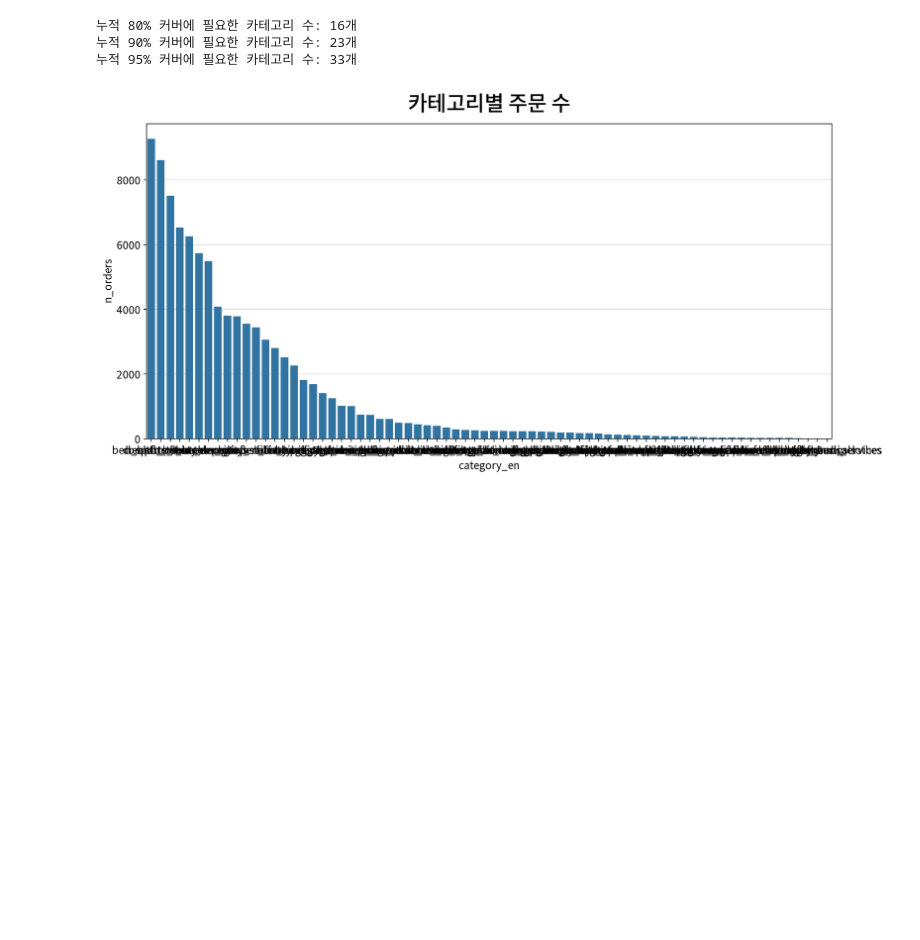
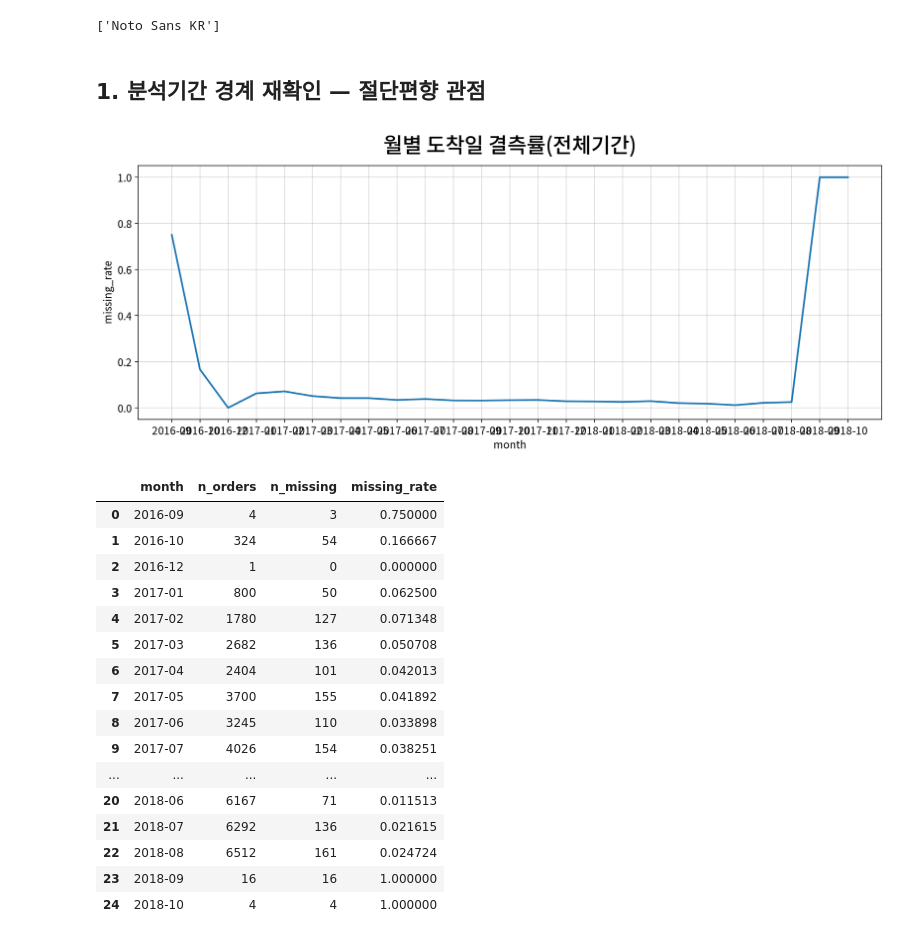
Before and after one commit to choi-yeonju/data-analysis-portfolio, a Jupyter notebook: olist/notebooks/04_eda.ipynb, the cells around one changed output. Drawn from its saved outputs; the diff is of its cells as text; code cells hidden in the pictures; blank space fills up the shorter version.

```diff
--- a/olist/notebooks/04_eda.ipynb
+++ b/olist/notebooks/04_eda.ipynb
@@ -187,16 +22,46 @@ print("합계(143건과 비교):", len(tie_orders) + len(all_null_multi))
-# %%
-cat_n = (item_base.groupby("category_en")["order_id"].nunique()
-                   .sort_values(ascending=False))
-cat_share = (cat_n / cat_n.sum()).cumsum()
-
-for p in [0.8, 0.9, 0.95]:
-    n_needed = (cat_share <= p).sum() + 1
-    print(f"누적 {int(p*100)}% 커버에 필요한 카테고리 수: {n_needed}개")
-
-my_plot.barplot(data=cat_n.reset_index(name="n_orders"),
-                 x="category_en", y="n_orders", title="카테고리별 주문 수")
-# %% [output]
-누적 80% 커버에 필요한 카테고리 수: 16개
-누적 90% 커버에 필요한 카테고리 수: 23개
-누적 95% 커버에 필요한 카테고리 수: 33개
-[figure, removed]
+# %%
+import matplotlib.pyplot as plt
+print(plt.rcParams['font.family'])   # ['Noto Sans KR']이어야 정상 — 아니면 커널 재시작
+
+
+# ============================================================
+# A. 순서 필수 체인 (1 → 4)
+# ============================================================
+# %% [output]
+['Noto Sans KR']
+# %% [markdown]
+## 1. 분석기간 경계 재확인 — 절단편향 관점
+# %%
+orders = pd.read_csv("data/raw/olist_orders_dataset.csv", parse_dates=["order_purchase_timestamp"])
+
+monthly_all = (orders.assign(month=orders.order_purchase_timestamp.dt.to_period("M"))
+                      .groupby("month")
+                      .agg(n_orders=("order_id", "count"),
+                           n_missing=("order_delivered_customer_date", lambda s: s.isna().sum())))
+monthly_all["missing_rate"] = monthly_all["n_missing"] / monthly_all["n_orders"]
+
+m1 = monthly_all.reset_index()
+m1["month"] = m1["month"].astype(str)
+my_plot.lineplot(data=m1, x="month", y="missing_rate", title="월별 도착일 결측률(전체기간)")
+m1
+# 판단 포인트: 결측률이 경계로 갈수록 "서서히" 오르는지, "특정 달만" 뚝 튀는지
+# 서서히 오르면 2018-08도 절단편향 섞였을 가능성 — 관찰만, 원인 추정 금지
+# %% [output]
+[figure, added]
+|  | month | n_orders | n_missing | missing_rate |
+| 0 | 2016-09 | 4 | 3 | 0.750000 |
+| 1 | 2016-10 | 324 | 54 | 0.166667 |
+| 2 | 2016-12 | 1 | 0 | 0.000000 |
+| 3 | 2017-01 | 800 | 50 | 0.062500 |
+| 4 | 2017-02 | 1780 | 127 | 0.071348 |
+| 5 | 2017-03 | 2682 | 136 | 0.050708 |
+| 6 | 2017-04 | 2404 | 101 | 0.042013 |
+| 7 | 2017-05 | 3700 | 155 | 0.041892 |
+| 8 | 2017-06 | 3245 | 110 | 0.033898 |
+| 9 | 2017-07 | 4026 | 154 | 0.038251 |
+| ... | ... | ... | ... | ... |
+| 20 | 2018-06 | 6167 | 71 | 0.011513 |
+| 21 | 2018-07 | 6292 | 136 | 0.021615 |
+| 22 | 2018-08 | 6512 | 161 | 0.024724 |
+| 23 | 2018-09 | 16 | 16 | 1.000000 |
+| 24 | 2018-10 | 4 | 4 | 1.000000 |
```
Also changed, not shown: parts of 47 cells of this notebook, 2 other files.
